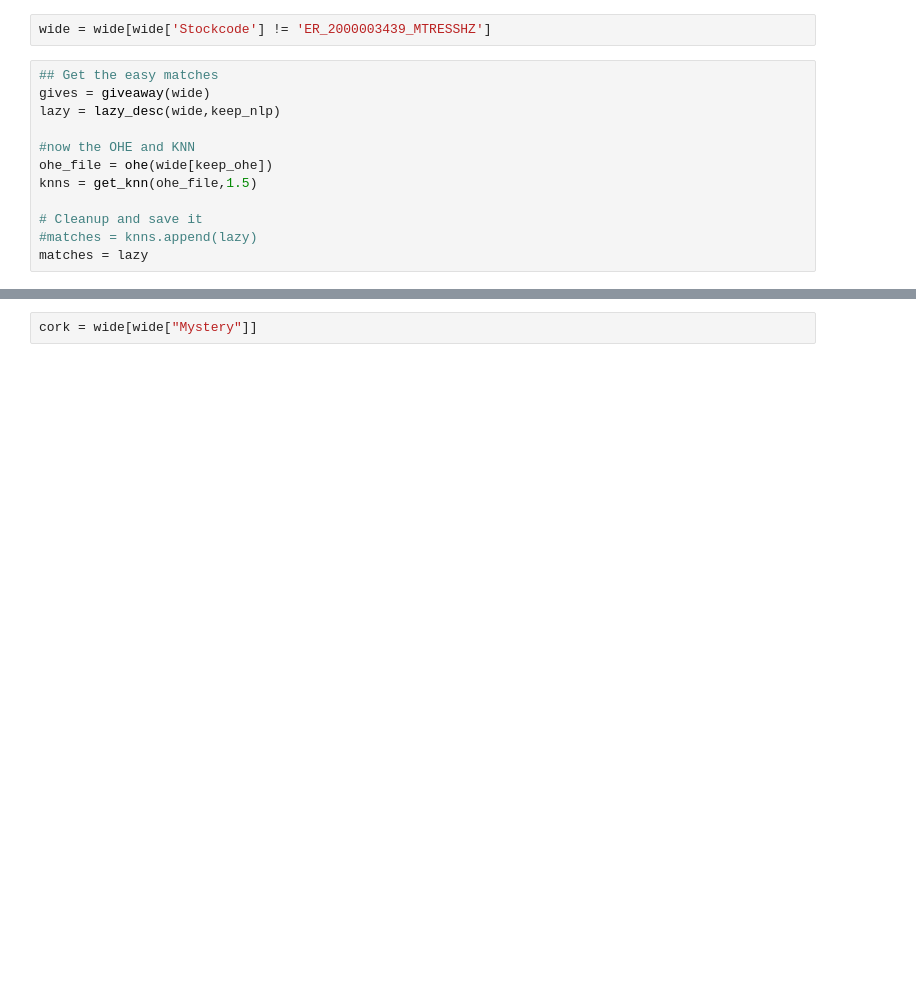
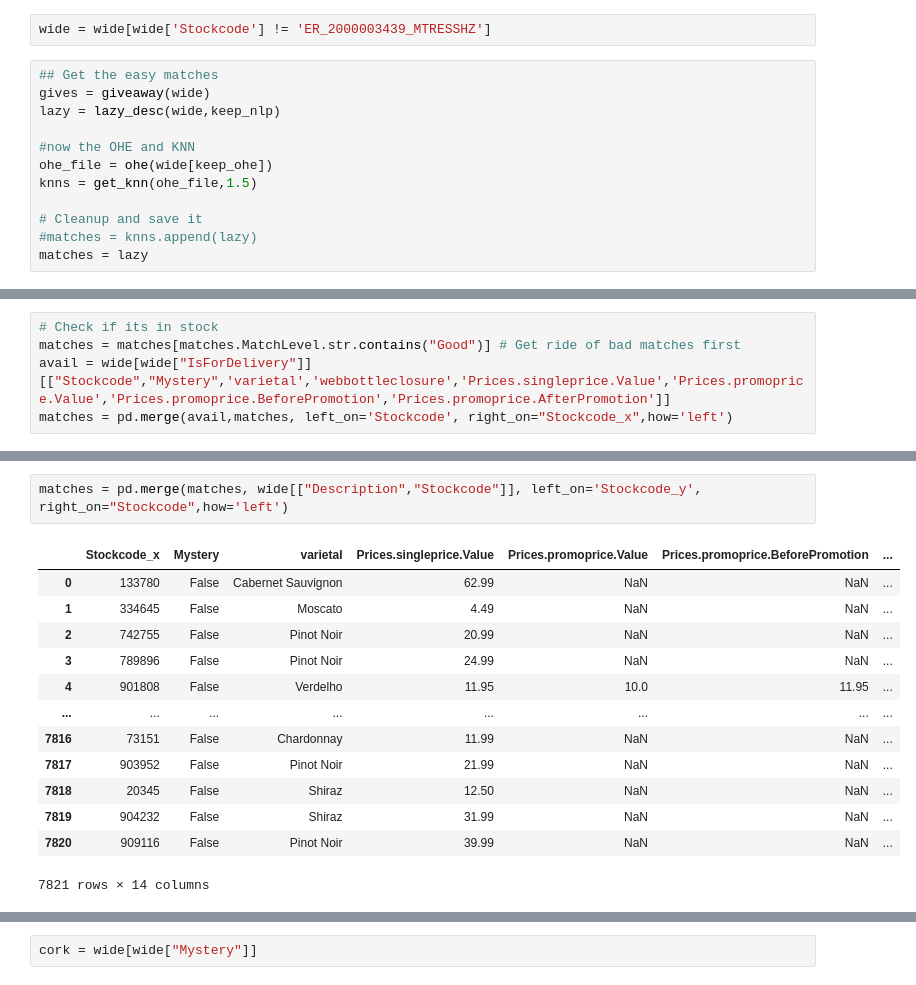
Before and after one commit to paneadie/dans, a Jupyter notebook: Dans_new_redo.ipynb, the cells around one changed output, grey strips where cells are left out. Drawn from its saved outputs; the diff is of its cells as text; blank space fills up the shorter version.

```diff
--- a/Dans_new_redo.ipynb
+++ b/Dans_new_redo.ipynb
@@ -371,0 +351,5 @@ with open(html_file,'w+') as file:
+# %%
+# Check if its in stock
+matches = matches[matches.MatchLevel.str.contains("Good")] # Get ride of bad matches first
+avail = wide[wide["IsForDelivery"]][["Stockcode","Mystery",'varietal','webbottleclosure','Prices.singleprice.Value','Prices.promoprice.Value','Prices.promoprice.BeforePromotion','Prices.promoprice.AfterPromotion']]
+matches = pd.merge(avail,matches, left_on='Stockcode', right_on="Stockcode_x",how='left')
@@ -371,0 +372,16 @@ with open(html_file,'w+') as file:
+# %%
+matches = pd.merge(matches, wide[["Description","Stockcode"]], left_on='Stockcode_y', right_on="Stockcode",how='left')
+# %% [output]
+|  | Stockcode_x | Mystery | varietal | Prices.singleprice.Value | Prices.promoprice.Value | Prices.promoprice.BeforePromotion | ... |
+| 0 | 133780 | False | Cabernet Sauvignon | 62.99 | NaN | NaN | ... |
+| 1 | 334645 | False | Moscato | 4.49 | NaN | NaN | ... |
+| 2 | 742755 | False | Pinot Noir | 20.99 | NaN | NaN | ... |
+| 3 | 789896 | False | Pinot Noir | 24.99 | NaN | NaN | ... |
+| 4 | 901808 | False | Verdelho | 11.95 | 10.0 | 11.95 | ... |
+| ... | ... | ... | ... | ... | ... | ... | ... |
+| 7816 | 73151 | False | Chardonnay | 11.99 | NaN | NaN | ... |
+| 7817 | 903952 | False | Pinot Noir | 21.99 | NaN | NaN | ... |
+| 7818 | 20345 | False | Shiraz | 12.50 | NaN | NaN | ... |
+| 7819 | 904232 | False | Shiraz | 31.99 | NaN | NaN | ... |
+| 7820 | 909116 | False | Pinot Noir | 39.99 | NaN | NaN | ... |
+7821 rows × 14 columns
```
Also changed, not shown: parts of 39 cells of this notebook, 9 other files.
